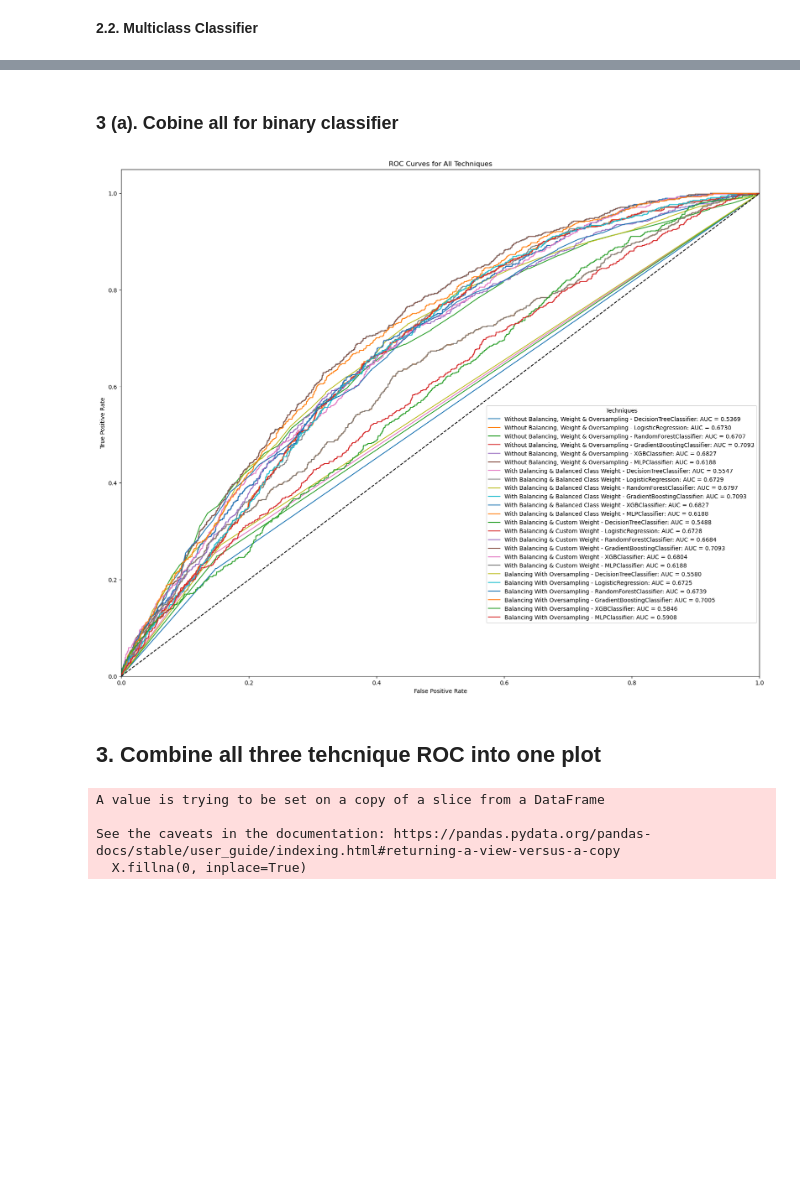
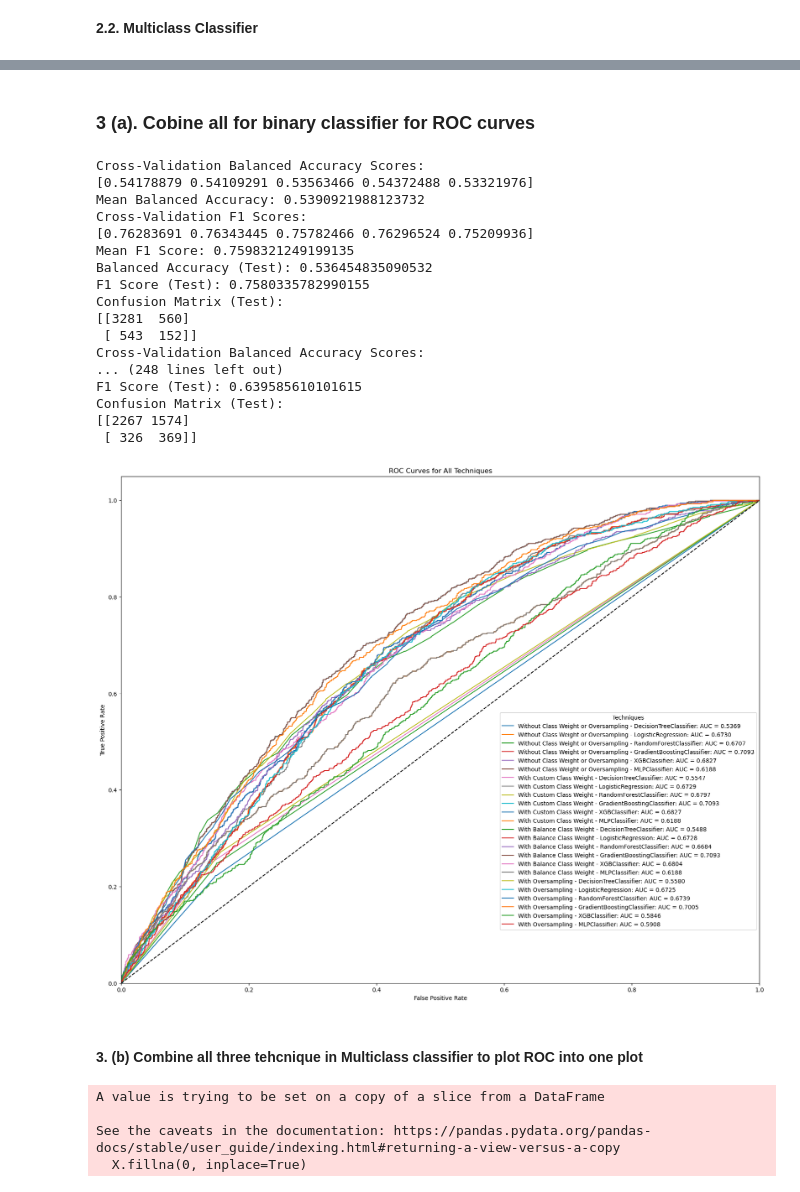
Before and after one commit to dipendrapant/CAMHS_Readmission_Analytics, a Jupyter notebook: 4-Classification/v3_RevisedTrain_Classification_ComparingAllMethods_Algorithms.ipynb, the cells around one changed output, grey strips where cells are left out. Saved outputs shown, nothing was run; the diff lists cells and outputs as text; code cells hidden in the pictures; blank space fills up the shorter version.

```diff
--- a/4-Classification/v3_RevisedTrain_Classification_ComparingAllMethods_Algorithms.ipynb
+++ b/4-Classification/v3_RevisedTrain_Classification_ComparingAllMethods_Algorithms.ipynb
@@ -3049,5 +1566,5 @@ weighted avg       0.40      0.40      0.40       686
 # %% [markdown]
-### 3 (a). Cobine all for binary classifier
+### 3 (a). Cobine all for binary classifier for ROC curves
 # %%
 # combined ROC plot for all the models of binary classifier
 class Binary_classifier:
@@ -3176,9 +1693,9 @@ class Binary_classifier:
 
 # Define versions and titles for each technique
 versions = [
-    (1, "Without Balancing Weight or Oversampling"),
-    (2, "With Balance Class Weight"),
-    (3, "With Custom Weight"),
+    (1, "Without Class Weight or Oversampling"),
+    (2, "With Custom Class Weight"),
+    (3, "With Balance Class Weight"),
     (4, "With Oversampling"),
 ]
 
@@ -3189,37 +1706,54 @@ plt.figure(figsize=(20, 16))
 for version, title in versions:
     models = [
         Binary_classifier("DecisionTreeClassifier", version),
         Binary_classifier("LogisticRegression", version),
         Binary_classifier("RandomForestClassifier", version),
         Binary_classifier("GradientBoostingClassifier", version),
         Binary_classifier("XGBClassifier", version),
         Binary_classifier("MLPClassifier", version),
     ]
 
     for model in models:
         report, conf_matrix, fpr, tpr, auc_score = (
             model.readmission_noreadmission_binary_classifier()
         )
         plt.plot(
             fpr,
             tpr,
             label=f"{title} - {model.model.__class__.__name__}: AUC = {auc_score:.4f}",
         )
 
 # Add plot elements
 plt.plot([0, 1], [0, 1], "k--")  # Random guessing line
 plt.xlim([0.0, 1.0])
 plt.ylim([0.0, 1.05])
 plt.xlabel("False Positive Rate")
 plt.ylabel("True Positive Rate")
 plt.title("ROC Curves for All Techniques")
 plt.legend(loc="lower right", bbox_to_anchor=(1, 0.1), title="Techniques")
-plt.savefig("BinaryCombined_ROC_Curves.png", bbox_inches="tight", dpi=400)
+plt.savefig("newBinaryCombined_ROC_Curves.png", bbox_inches="tight", dpi=400)
 plt.show()
 # %% [output]
+Cross-Validation Balanced Accuracy Scores:
+[0.54178879 0.54109291 0.53563466 0.54372488 0.53321976]
+Mean Balanced Accuracy: 0.5390921988123732
+Cross-Validation F1 Scores:
+[0.76283691 0.76343445 0.75782466 0.76296524 0.75209936]
+Mean F1 Score: 0.7598321249199135
+Balanced Accuracy (Test): 0.536454835090532
+F1 Score (Test): 0.7580335782990155
+Confusion Matrix (Test):
+[[3281  560]
+ [ 543  152]]
+Cross-Validation Balanced Accuracy Scores:
+... (248 lines left out)
+F1 Score (Test): 0.639585610101615
+Confusion Matrix (Test):
+[[2267 1574]
+ [ 326  369]]
-[figure, old version]
+[figure, new version]
 # %% [markdown]
-## 3. Combine all three tehcnique ROC into one plot
+#### 3. (b) Combine all three tehcnique in Multiclass classifier to plot ROC into one plot
 # %%
 class Multi_classifier:
     def __init__(self, model, balancing_technique):
```
Also changed, not shown: parts of 23 cells of this notebook.
